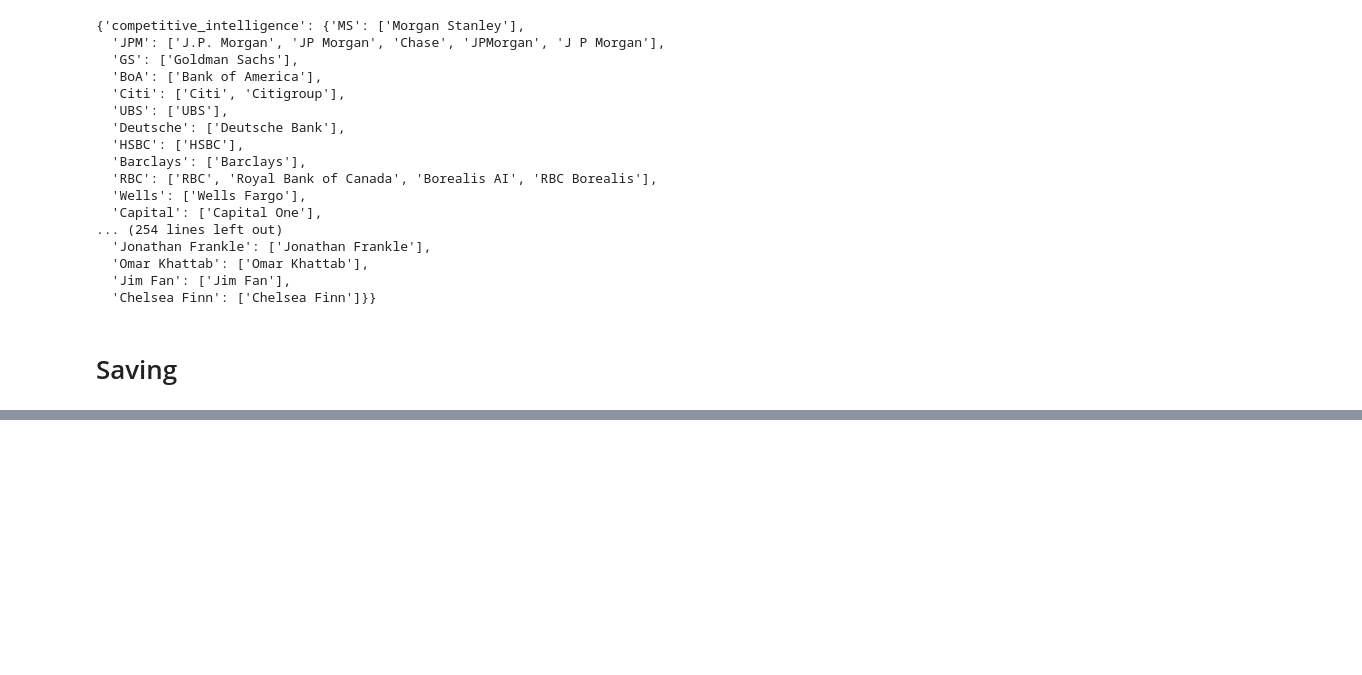
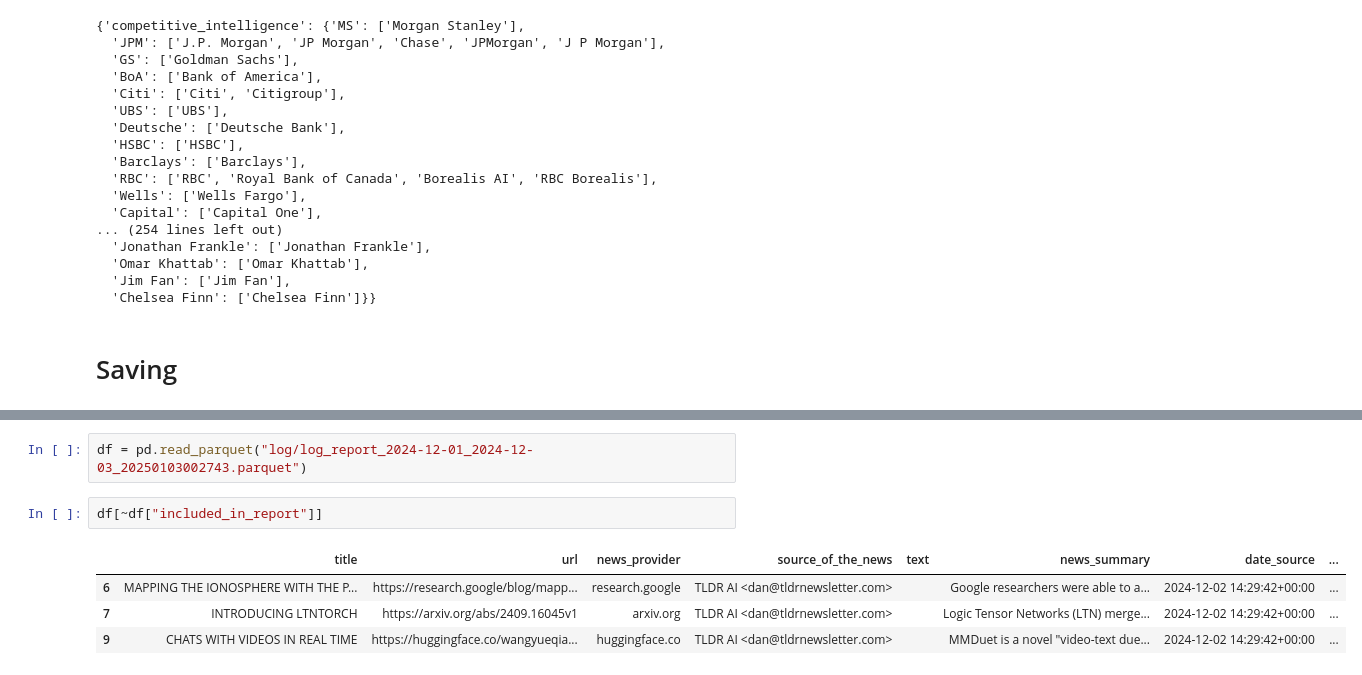
Before and after one commit to bcrestel/automatic_newsletter, a Jupyter notebook: notebooks/experimentations/test_pipeline_main.ipynb, the cells around one changed output, grey strips where cells are left out. Drawn from its saved outputs; the diff is of its cells as text; blank space fills up the shorter version.

```diff
--- a/notebooks/experimentations/test_pipeline_main.ipynb
+++ b/notebooks/experimentations/test_pipeline_main.ipynb
@@ -124,0 +261,9 @@ df
+# %%
+df = pd.read_parquet("log/log_report_2024-12-01_2024-12-03_20250103002743.parquet")
+# %%
+df[~df["included_in_report"]]
+# %% [output]
+|  | title | url | news_provider | source_of_the_news | text | news_summary | date_source | ... |
+| 6 | MAPPING THE IONOSPHERE WITH THE P... | https://research.google/blog/mapp... | research.google | TLDR AI <dan@tldrnewsletter.com> |  | Google researchers were able to a... | 2024-12-02 14:29:42+00:00 | ... |
+| 7 | INTRODUCING LTNTORCH | https://arxiv.org/abs/2409.16045v1 | arxiv.org | TLDR AI <dan@tldrnewsletter.com> |  | Logic Tensor Networks (LTN) merge... | 2024-12-02 14:29:42+00:00 | ... |
+| 9 | CHATS WITH VIDEOS IN REAL TIME | https://huggingface.co/wangyueqia... | huggingface.co | TLDR AI <dan@tldrnewsletter.com> |  | MMDuet is a novel "video-text due... | 2024-12-02 14:29:42+00:00 | ... |
```
Also changed, not shown: parts of 16 cells of this notebook, 6 other files.
